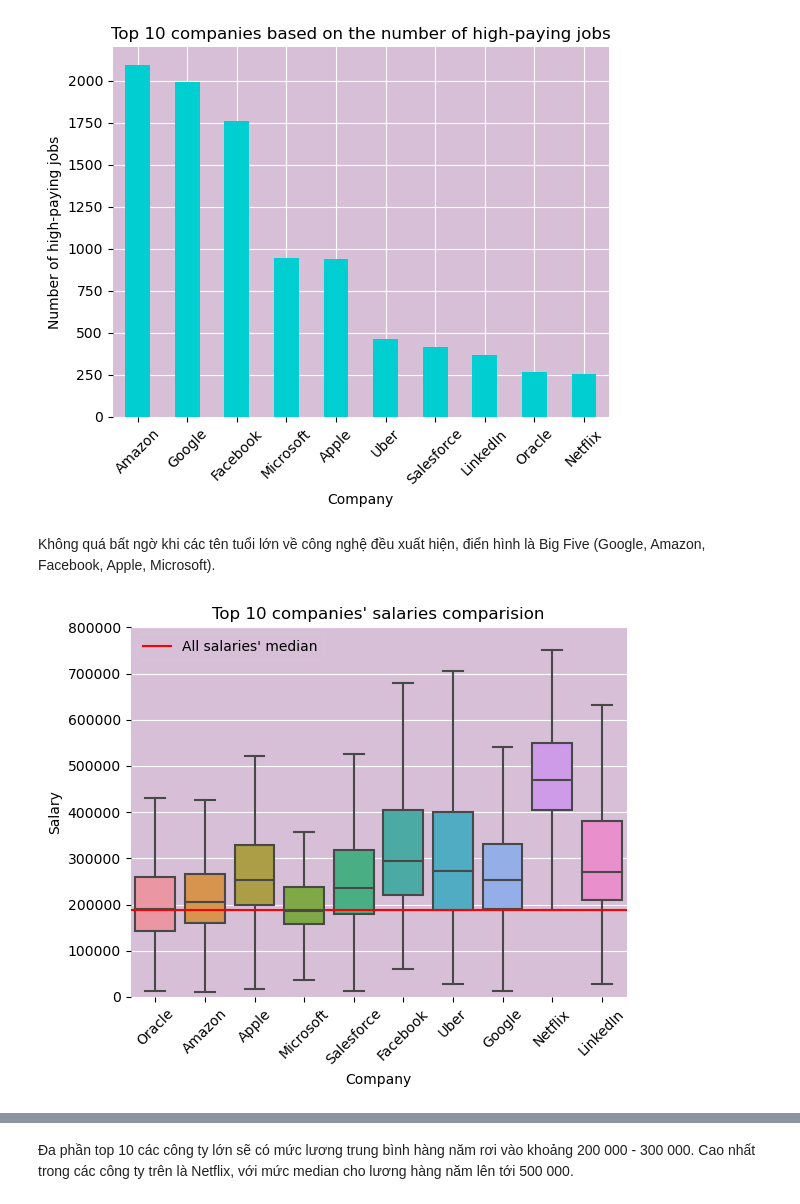
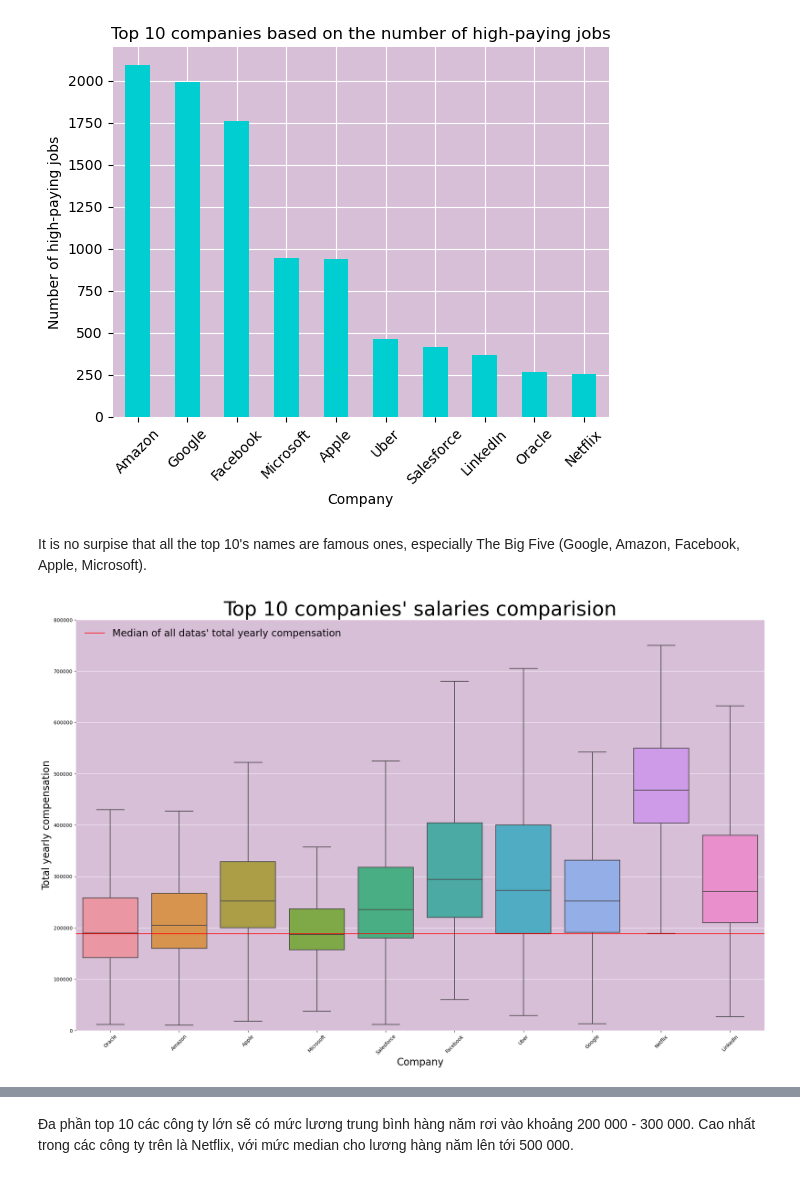
Before and after one commit to hoangvo1902/CSC17104_PROGRAMMING-FOR-DATA-SCIENCE, a Jupyter notebook: Final project_Completed.ipynb, the cells around one changed output, grey strips where cells are left out. Saved outputs shown, nothing was run; the diff lists cells and outputs as text; code cells hidden in the pictures.

```diff
--- a/Final project_Completed.ipynb
+++ b/Final project_Completed.ipynb
@@ -670,24 +672,24 @@ plt.xticks(rotation = 45)
 plt.show()
 # %% [output]
 [figure]
-# %% [markdown]
-Không quá bất ngờ khi các tên tuổi lớn về công nghệ đều xuất hiện, điển hình là Big Five (Google, Amazon, Facebook, Apple, Microsoft).
+# %% [markdown]
+It is no surpise that all the top 10's names are famous ones, especially The Big Five (Google, Amazon, Facebook, Apple, Microsoft).
 # %%
-#plt.figure(figsize=(14,10))
+plt.figure(figsize=(25,15))
 
 df_company = salary_df[salary_df['company'].isin(top10_company.keys())]
 fig = sns.boxplot(x='company', y='totalyearlycompensation', data=df_company, showfliers = False)
-plt.title('Top 10 companies\' salaries comparision')
-plt.xlabel('Company')
-plt.ylabel('Salary')
+plt.title('Top 10 companies\' salaries comparision', size=40)
+plt.xlabel('Company', size=20)
+plt.ylabel('Total yearly compensation', size=20)
 plt.xticks(rotation = 45)
 
 median_salary = salary_df['totalyearlycompensation'].median()
-plt.axhline(y=median_salary, color='r', linestyle='-', label='All salaries\' median')
-plt.legend()
+plt.axhline(y=median_salary, color='r', linestyle='-', label='Median of all datas\' total yearly compensation')
+plt.legend(loc='upper left', prop={'size': 20})
 
 fig.axis(ymin=0, ymax=800000);
 
 plt.show()
 # %% [output]
-[figure, old version]
+[figure, new version]
```
Also changed, not shown: parts of 10 cells of this notebook.
